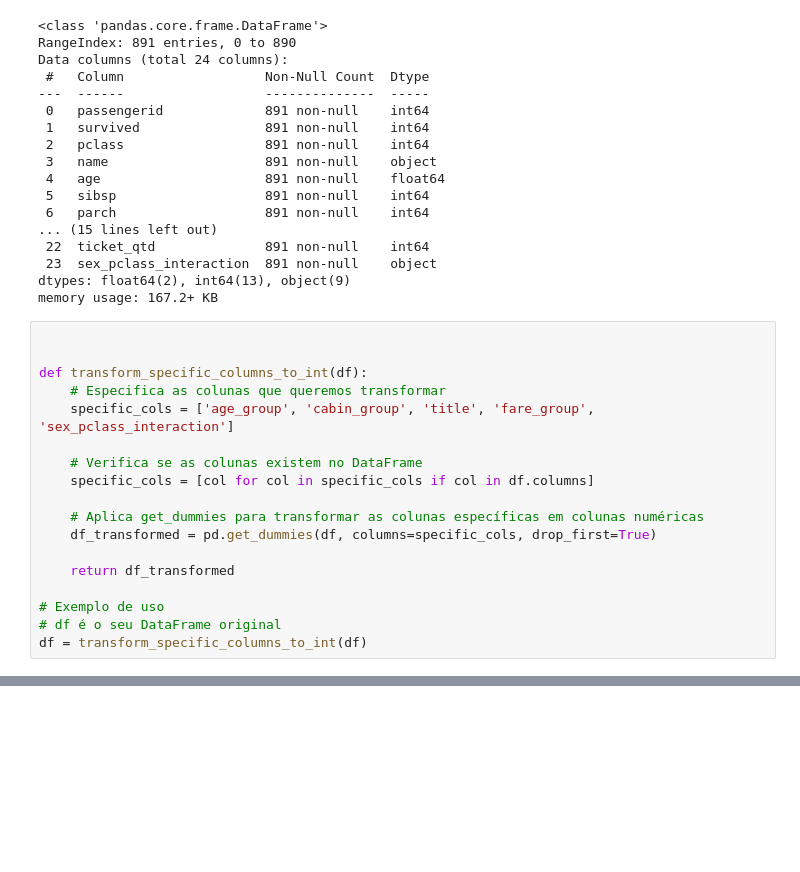
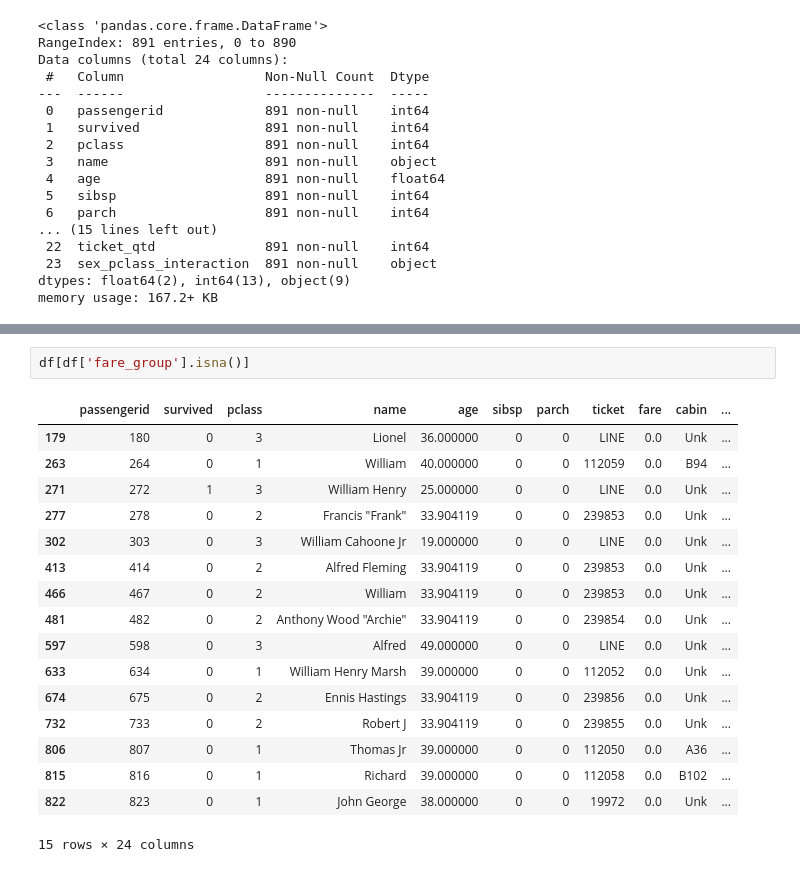
Before and after one commit to Gui-Sitton/KHAOS, a Jupyter notebook: Titanic/Notebooks/machine_learning.ipynb, the cells around one changed output, grey strips where cells are left out. Cells and saved outputs as stored; diff of their text form; blank space fills up the shorter version.

```diff
--- a/Titanic/Notebooks/machine_learning.ipynb
+++ b/Titanic/Notebooks/machine_learning.ipynb
@@ -66,21 +66,3 @@ Data columns (total 24 columns):
  23  sex_pclass_interaction  891 non-null    object
 dtypes: float64(2), int64(13), object(9)
 memory usage: 167.2+ KB
-# %%
-
-
-def transform_specific_columns_to_int(df):
-    # Especifica as colunas que queremos transformar
-    specific_cols = ['age_group', 'cabin_group', 'title', 'fare_group', 'sex_pclass_interaction']
-
-    # Verifica se as colunas existem no DataFrame
-    specific_cols = [col for col in specific_cols if col in df.columns]
-
-    # Aplica get_dummies para transformar as colunas específicas em colunas numéricas
-    df_transformed = pd.get_dummies(df, columns=specific_cols, drop_first=True)
-
-    return df_transformed
-
-# Exemplo de uso
-# df é o seu DataFrame original
-df = transform_specific_columns_to_int(df)
@@ -86,0 +89,20 @@ df = transform_specific_columns_to_int(df)
+# %%
+df[df['fare_group'].isna()]
+# %% [output]
+|  | passengerid | survived | pclass | name | age | sibsp | parch | ticket | fare | cabin | ... |
+| 179 | 180 | 0 | 3 | Lionel | 36.000000 | 0 | 0 | LINE | 0.0 | Unk | ... |
+| 263 | 264 | 0 | 1 | William | 40.000000 | 0 | 0 | 112059 | 0.0 | B94 | ... |
+| 271 | 272 | 1 | 3 | William Henry | 25.000000 | 0 | 0 | LINE | 0.0 | Unk | ... |
+| 277 | 278 | 0 | 2 | Francis "Frank" | 33.904119 | 0 | 0 | 239853 | 0.0 | Unk | ... |
+| 302 | 303 | 0 | 3 | William Cahoone Jr | 19.000000 | 0 | 0 | LINE | 0.0 | Unk | ... |
+| 413 | 414 | 0 | 2 | Alfred Fleming | 33.904119 | 0 | 0 | 239853 | 0.0 | Unk | ... |
+| 466 | 467 | 0 | 2 | William | 33.904119 | 0 | 0 | 239853 | 0.0 | Unk | ... |
+| 481 | 482 | 0 | 2 | Anthony Wood "Archie" | 33.904119 | 0 | 0 | 239854 | 0.0 | Unk | ... |
+| 597 | 598 | 0 | 3 | Alfred | 49.000000 | 0 | 0 | LINE | 0.0 | Unk | ... |
+| 633 | 634 | 0 | 1 | William Henry Marsh | 39.000000 | 0 | 0 | 112052 | 0.0 | Unk | ... |
+| 674 | 675 | 0 | 2 | Ennis Hastings | 33.904119 | 0 | 0 | 239856 | 0.0 | Unk | ... |
+| 732 | 733 | 0 | 2 | Robert J | 33.904119 | 0 | 0 | 239855 | 0.0 | Unk | ... |
+| 806 | 807 | 0 | 1 | Thomas Jr | 39.000000 | 0 | 0 | 112050 | 0.0 | A36 | ... |
+| 815 | 816 | 0 | 1 | Richard | 39.000000 | 0 | 0 | 112058 | 0.0 | B102 | ... |
+| 822 | 823 | 0 | 1 | John George | 38.000000 | 0 | 0 | 19972 | 0.0 | Unk | ... |
+15 rows × 24 columns
```
Also changed, not shown: parts of 19 cells of this notebook, 1 other file.
